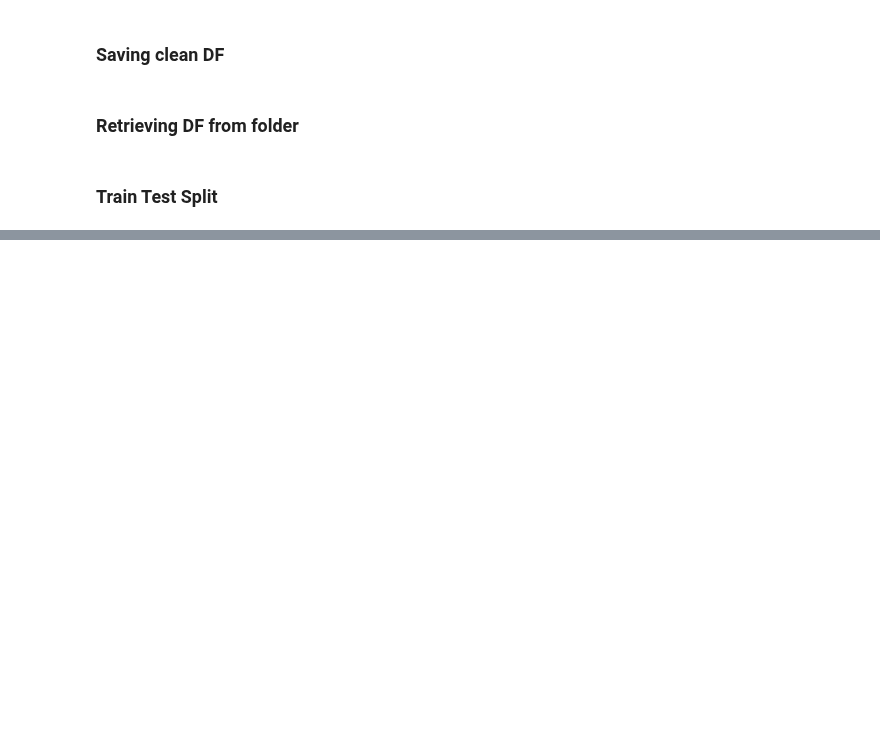
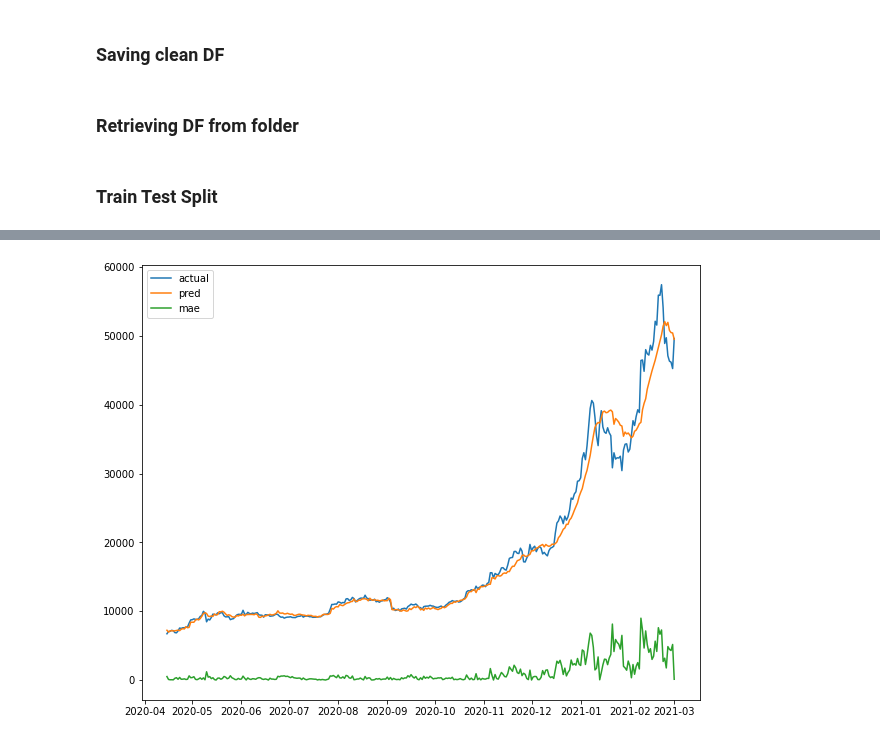
Before and after one commit to Dmunozig/crypto_sentiment, a Jupyter notebook: notebooks/Yassine modelling NB.ipynb, the cells around one changed output, grey strips where cells are left out. Cells and saved outputs as stored; diff of their text form; code cells hidden in the pictures; blank space fills up the shorter version.

```diff
--- a/notebooks/Yassine modelling NB.ipynb
+++ b/notebooks/Yassine modelling NB.ipynb
@@ -214,0 +240,5 @@ dtype: float64
+# %%
+comparision_2['actual_change'] = np.where(comparision_2['actual_change']>0,1,0)
+comparision_2['pred_change'] = np.where(comparision_2['pred_change']>0,1,0)
+# %%
+comparision_2['correct_pred'] = np.where(comparision_2['pred_change']==comparision_2['actual_change'], 1, 0)
@@ -214,0 +269,4 @@ dtype: float64
+# %%
+comparision_2['previous_price'] = comparision_2.shift(1)['y']
+# %%
+comparision_2['previous_pred_change'] = comparision_2.shift(1)['pred_change']
@@ -214,0 +338,9 @@ dtype: float64
+# %%
+plt.figure(figsize=(10,8))
+plt.plot(comparision_2[1:]['ds'],comparision_2[1:]['y'], label='actual')
+plt.plot(comparision_2[1:]['ds'],comparision_2[1:]['pred'], label='pred')
+plt.plot(comparision_2[1:]['ds'],comparision_2[1:]['mae'], label='mae')
+plt.legend()
+plt.show()
+# %% [output]
+[figure, added]
```
Also changed, not shown: parts of 80 cells of this notebook.
